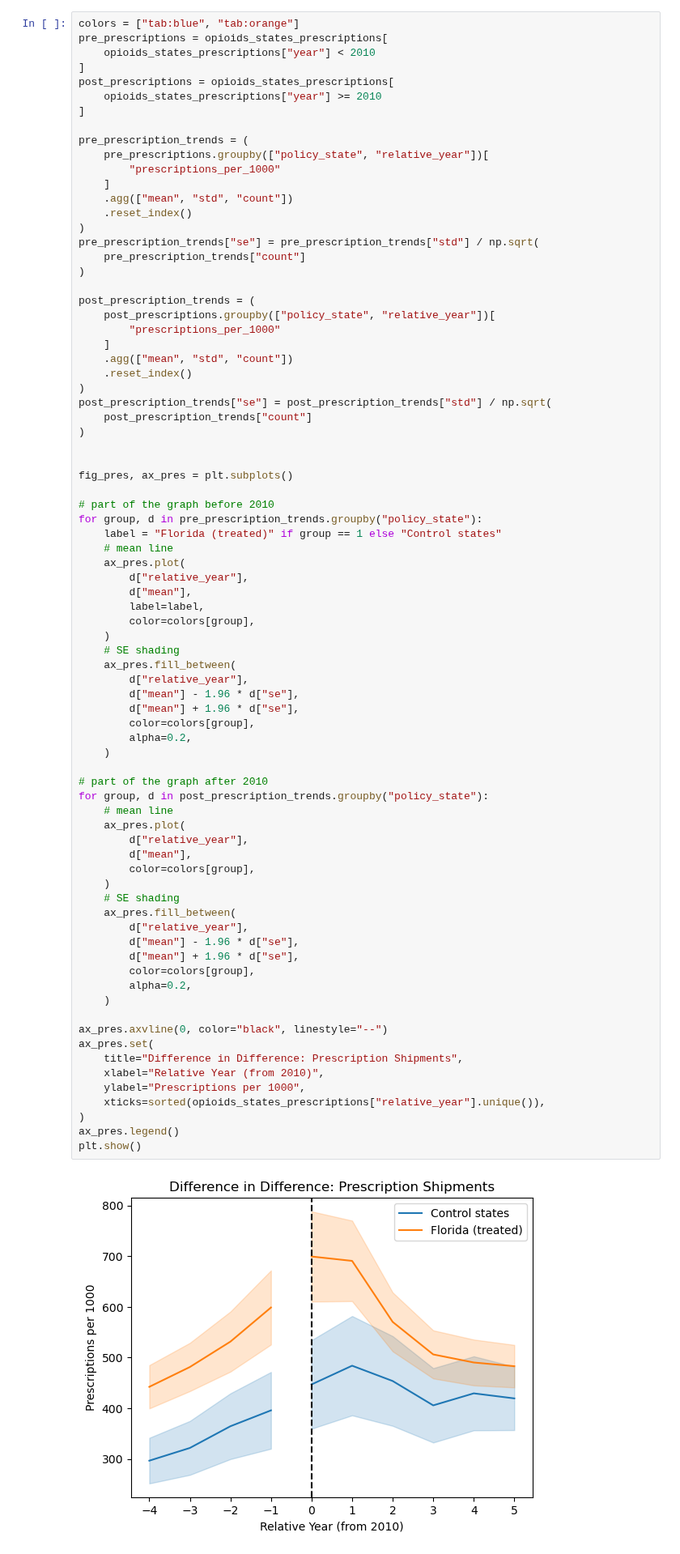
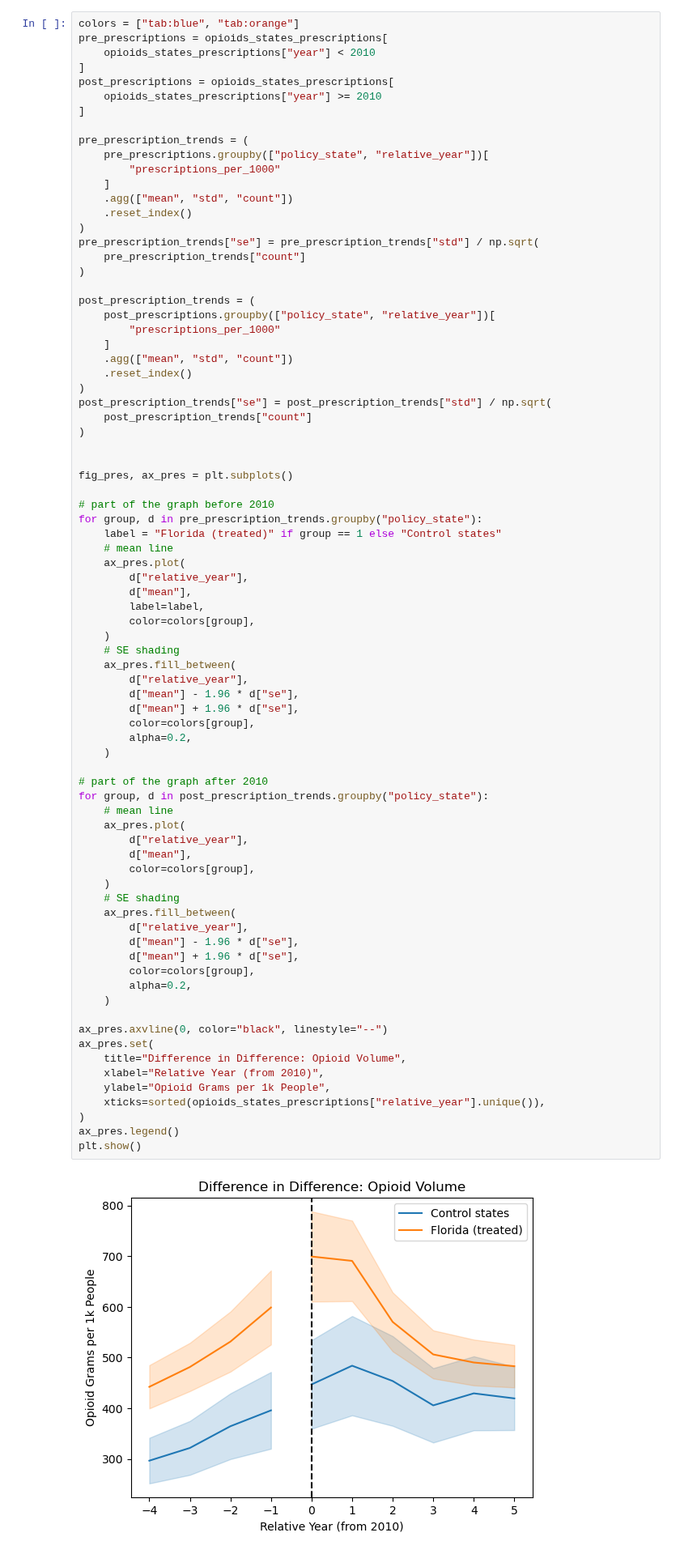
Before and after one commit to rakiranelson/IDS590-Opioids-Final-Project, a Jupyter notebook: opioid_dsm.ipynb, the cells around one changed output. Shown at 81% size. Drawn from its saved outputs; the diff is of its cells as text.

```diff
--- a/opioid_dsm.ipynb
+++ b/opioid_dsm.ipynb
@@ -128,33 +146,33 @@ for group, d in pre_prescription_trends.groupby("policy_state"):
         d["mean"] + 1.96 * d["se"],
         color=colors[group],
         alpha=0.2,
     )
 
 # part of the graph after 2010
 for group, d in post_prescription_trends.groupby("policy_state"):
     # mean line
     ax_pres.plot(
         d["relative_year"],
         d["mean"],
         color=colors[group],
     )
     # SE shading
     ax_pres.fill_between(
         d["relative_year"],
         d["mean"] - 1.96 * d["se"],
         d["mean"] + 1.96 * d["se"],
         color=colors[group],
         alpha=0.2,
     )
 
 ax_pres.axvline(0, color="black", linestyle="--")
 ax_pres.set(
-    title="Difference in Difference: Prescription Shipments",
+    title="Difference in Difference: Opioid Volume",
     xlabel="Relative Year (from 2010)",
-    ylabel="Prescriptions per 1000",
+    ylabel="Opioid Grams per 1k People",
     xticks=sorted(opioids_states_prescriptions["relative_year"].unique()),
 )
 ax_pres.legend()
 plt.show()
 # %% [output]
-[figure, old version]
+[figure, new version]
```
Also changed, not shown: parts of 20 cells of this notebook.
